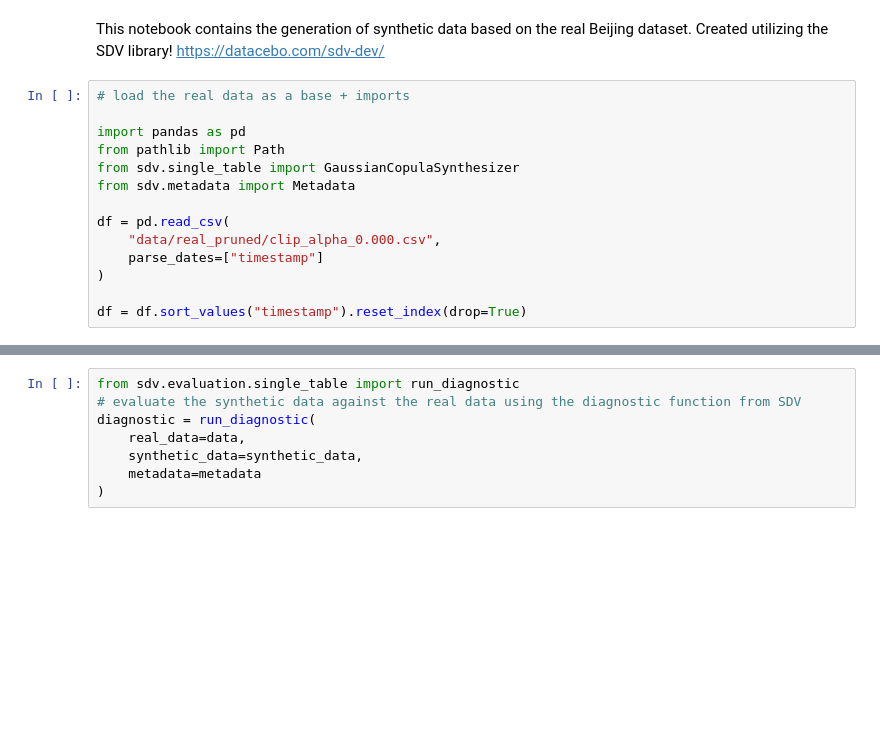
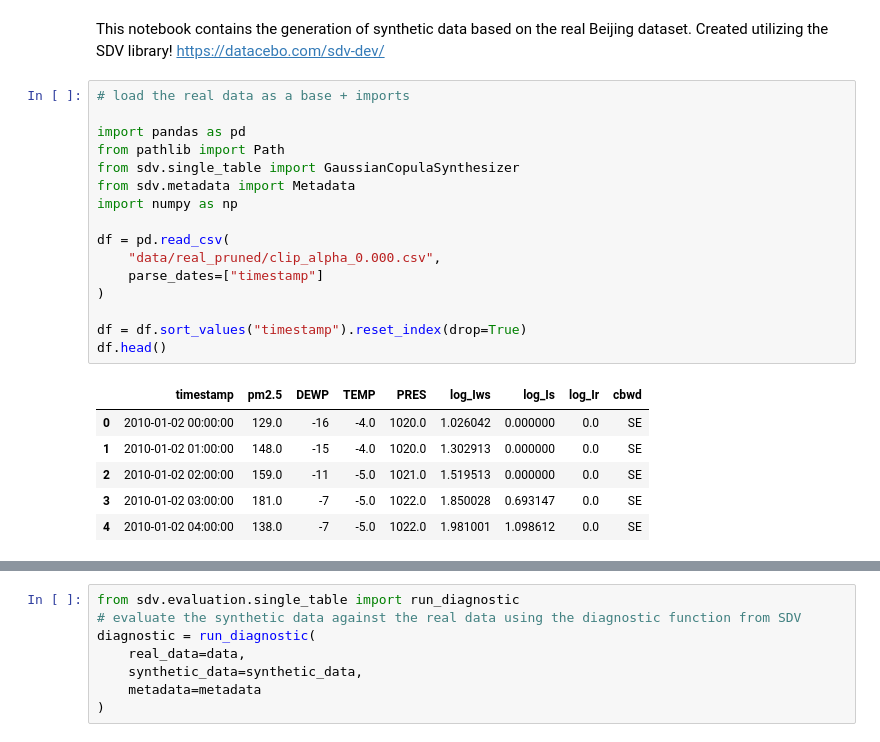
Before and after one commit to mlenni/Thesis-code, a Jupyter notebook: 04_synthetic_data_creation.ipynb, the cells around one changed output, grey strips where cells are left out. Drawn from its saved outputs; the diff is of its cells as text; blank space fills up the shorter version.

```diff
--- a/04_synthetic_data_creation.ipynb
+++ b/04_synthetic_data_creation.ipynb
@@ -3,17 +3,26 @@ This notebook contains the generation of synthetic data based on the real Beijin
 # %%
 # load the real data as a base + imports
 
 import pandas as pd
 from pathlib import Path
 from sdv.single_table import GaussianCopulaSynthesizer
 from sdv.metadata import Metadata
+import numpy as np
 
 df = pd.read_csv(
     "data/real_pruned/clip_alpha_0.000.csv",
     parse_dates=["timestamp"]
 )
 
 df = df.sort_values("timestamp").reset_index(drop=True)
+df.head()
+# %% [output]
+|  | timestamp | pm2.5 | DEWP | TEMP | PRES | log_Iws | log_Is | log_Ir | cbwd |
+| 0 | 2010-01-02 00:00:00 | 129.0 | -16 | -4.0 | 1020.0 | 1.026042 | 0.000000 | 0.0 | SE |
+| 1 | 2010-01-02 01:00:00 | 148.0 | -15 | -4.0 | 1020.0 | 1.302913 | 0.000000 | 0.0 | SE |
+| 2 | 2010-01-02 02:00:00 | 159.0 | -11 | -5.0 | 1021.0 | 1.519513 | 0.000000 | 0.0 | SE |
+| 3 | 2010-01-02 03:00:00 | 181.0 | -7 | -5.0 | 1022.0 | 1.850028 | 0.693147 | 0.0 | SE |
+| 4 | 2010-01-02 04:00:00 | 138.0 | -7 | -5.0 | 1022.0 | 1.981001 | 1.098612 | 0.0 | SE |
 # %%
 rows_in_dataset = 41757 # number of rows in the real dataset, used for sampling synthetic data
 data = df
```
Also changed, not shown: parts of 5 cells of this notebook, 14 other files.
